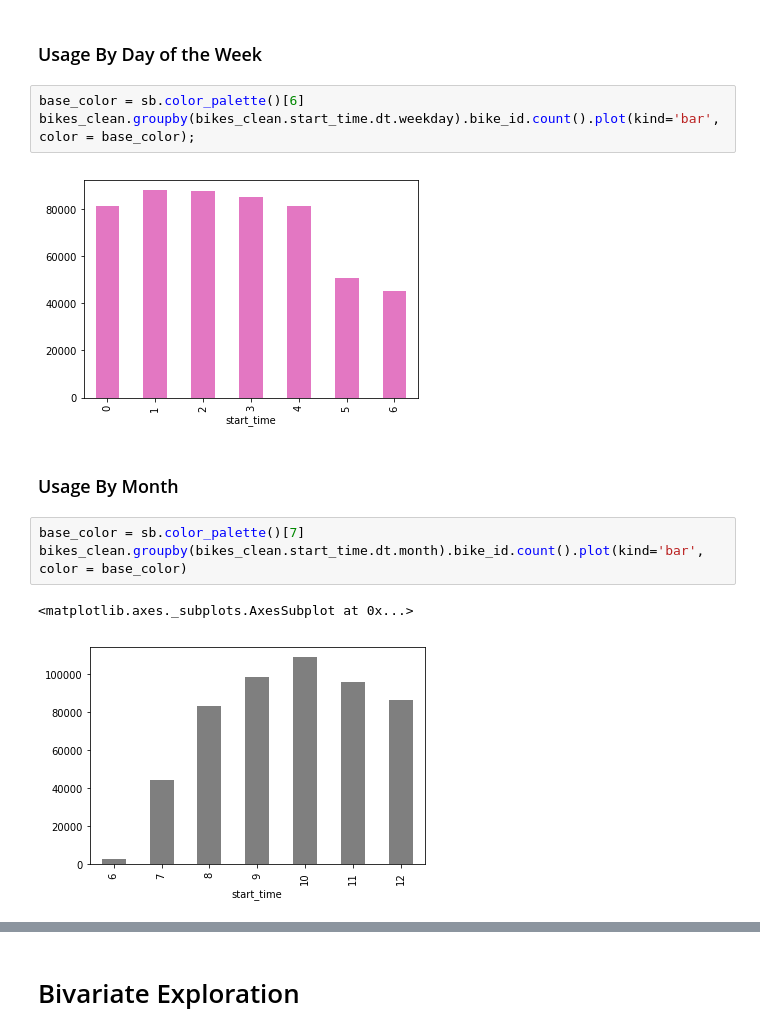
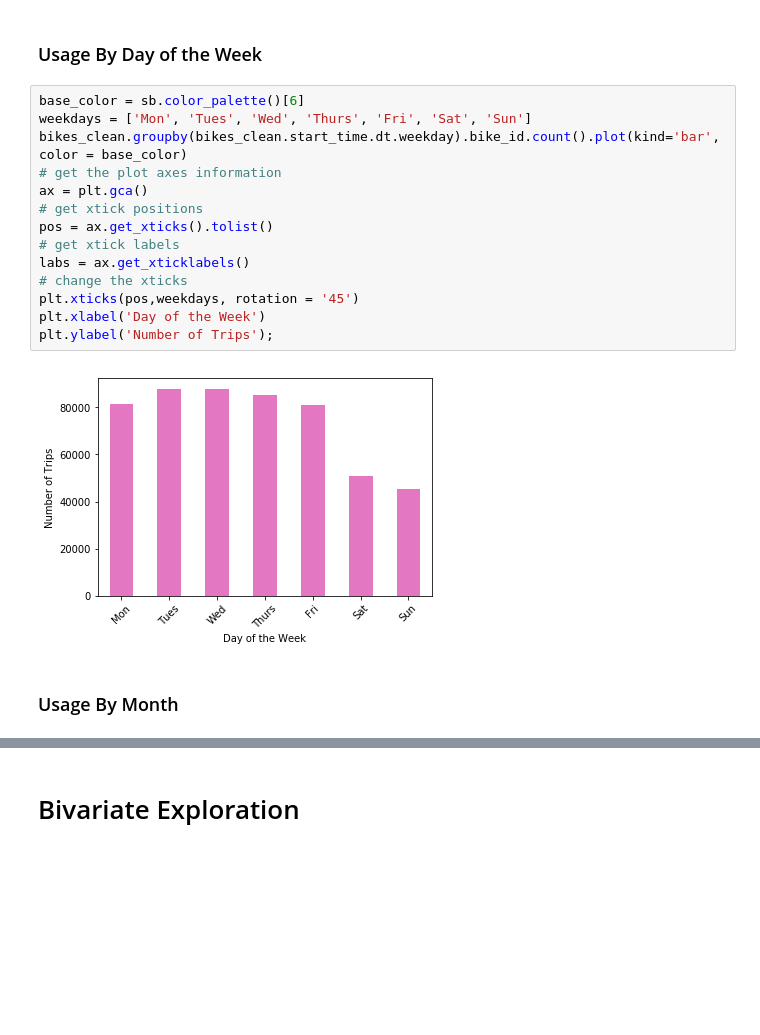
Before and after one commit to juliouribe/Visualizing_Bike_Data, a Jupyter notebook: Exploratory_Analysis.ipynb, the cells around one changed output, grey strips where cells are left out. Cells and saved outputs as stored; diff of their text form; blank space fills up the shorter version.

```diff
--- a/Exploratory_Analysis.ipynb
+++ b/Exploratory_Analysis.ipynb
@@ -178,15 +193,20 @@ bikes_clean.groupby(bikes_clean.start_time.dt.hour).bike_id.count().plot(kind='b
 # %% [markdown]
 ### Usage By Day of the Week
-# %%
-base_color = sb.color_palette()[6]
-bikes_clean.groupby(bikes_clean.start_time.dt.weekday).bike_id.count().plot(kind='bar', color = base_color);
-# %% [output]
-[figure, removed]
+# %%
+base_color = sb.color_palette()[6]
+weekdays = ['Mon', 'Tues', 'Wed', 'Thurs', 'Fri', 'Sat', 'Sun']
+bikes_clean.groupby(bikes_clean.start_time.dt.weekday).bike_id.count().plot(kind='bar', color = base_color)
+# get the plot axes information
+ax = plt.gca()
+# get xtick positions
+pos = ax.get_xticks().tolist()
+# get xtick labels
+labs = ax.get_xticklabels()
+# change the xticks
+plt.xticks(pos,weekdays, rotation = '45')
+plt.xlabel('Day of the Week')
+plt.ylabel('Number of Trips');
+# %% [output]
+[figure, added]
 # %% [markdown]
 ### Usage By Month
-# %%
-base_color = sb.color_palette()[7]
-bikes_clean.groupby(bikes_clean.start_time.dt.month).bike_id.count().plot(kind='bar', color = base_color)
-# %% [output]
-<matplotlib.axes._subplots.AxesSubplot at 0x...>
-[figure, removed]
```
Also changed, not shown: parts of 3 cells of this notebook.
